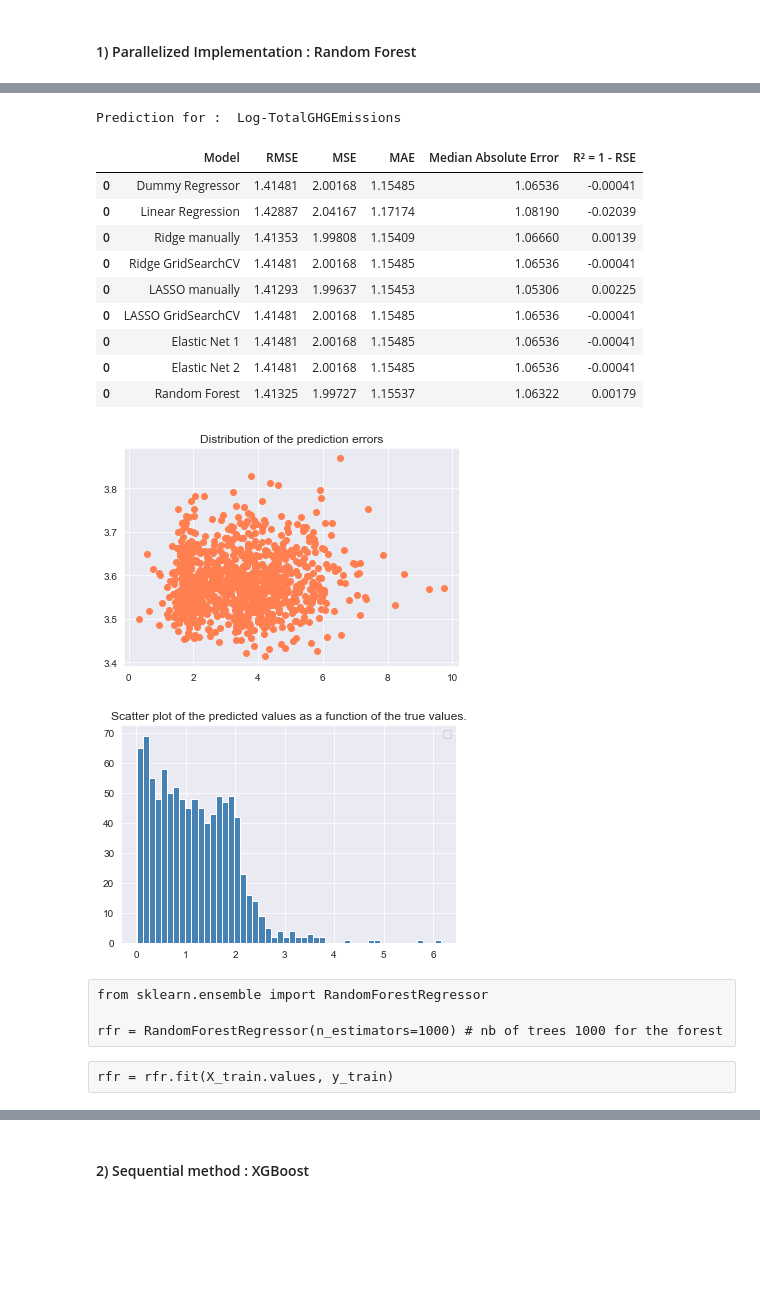
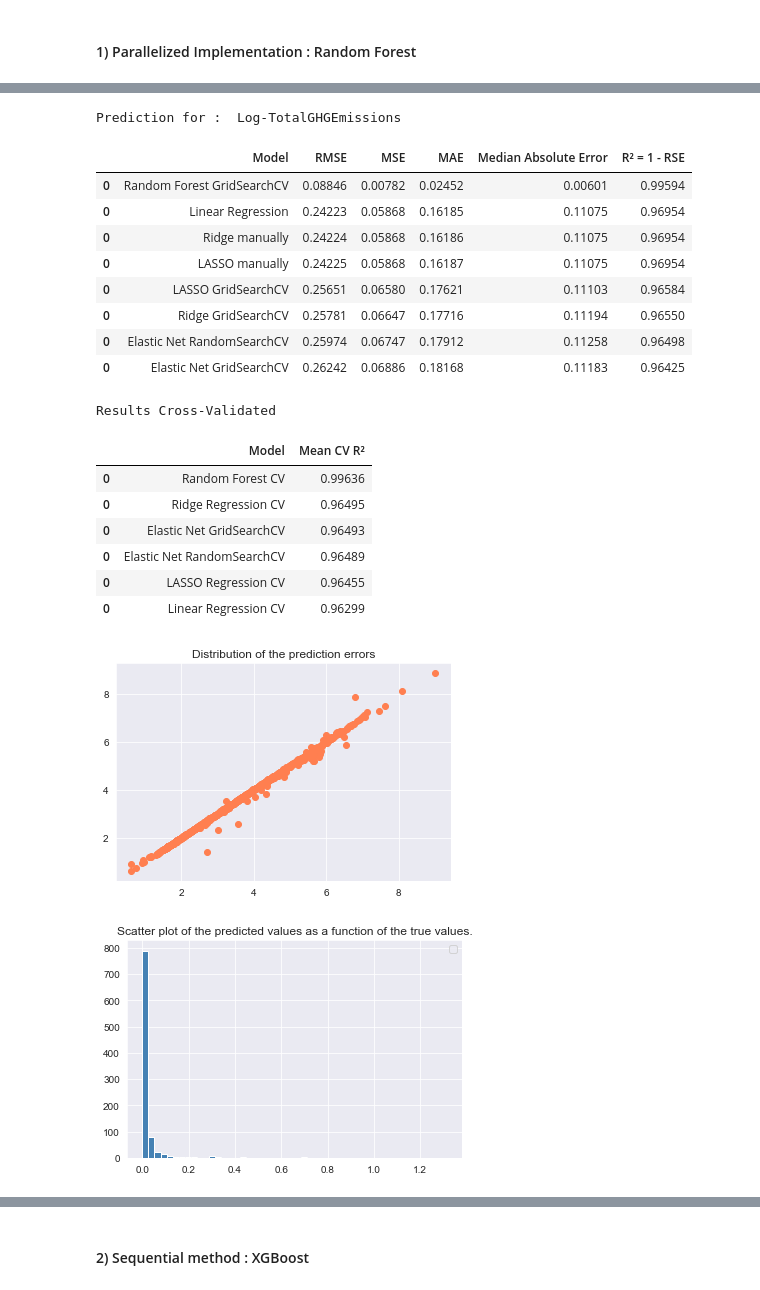
Before and after one commit to oumeima-elgharbi/P4_Data_Science_OpenClassrooms, a Jupyter notebook: P4_05_prediction_CO2.ipynb, the cells around one changed output, grey strips where cells are left out. Saved outputs shown, nothing was run; the diff lists cells and outputs as text; code cells hidden in the pictures; blank space fills up the shorter version.

Commit message:
CO2 prediction ok

```diff
--- a/P4_05_prediction_CO2.ipynb
+++ b/P4_05_prediction_CO2.ipynb
@@ -908,8 +397,8 @@ QUESTION MENTOR : pourquoi optimisation alpha manuelle meilleure ???
 # %% [markdown]
 ##### 1. Searching for the best hyperparameter alpha
 # %%
-n_alphas = 1000  # hyperparametre alpha
-a, b = -5, 5
+n_alphas = 50  # hyperparametre alpha
+a, b = -5, -2
 alphas = np.logspace(a, b, n_alphas)
 
 lasso = linear_model.Lasso()
@@ -1154,22 +597,35 @@ Prediction for :  Log-TotalGHGEmissions
+# %%
+n = 10
+# or : l1_ratio = [i / n for i in range(n)]
+l1_ratio = np.arange(start=0, stop=1, step= 1/n)
+
+a, b , n_alphas = -4, 2, 50
+
+param_grid_elastic = [{
+    "alpha": np.logspace(a, b, n_alphas), # penalty intensity (5 values between 10⁻³ and 10¹)
+    "l1_ratio": l1_ratio # mixing parameter for l1 and l2 penalties
+}]
 # %%
-rs_cv= RandomizedSearchCV(estimator=regressor,
-                          param_distributions=param_grid_elastic,
-                          n_iter = 100,
+Elastic_GridSearch_grid= GridSearchCV(estimator=regressor,
+                          param_grid=param_grid_elastic,
                           scoring=scoring,
-                          cv=5,
+                          cv=folds,
                           verbose=0,
-                          refit=True,
                           n_jobs=-1,
                           return_train_score=True)
-rs_cv.fit(X_train, y_train)
+
+Elastic_GridSearch_grid.fit(X_train, y_train)
 
 # Results
-y_pred_elastic = rs_cv.predict(X_test)
-R2_score = rs_cv.score(X_test, y_test)
-RMSE_score = np.sqrt(mean_squared_error(y_test, y_pred_elastic))
+y_pred_elastic = Elastic_GridSearch_grid.predict(X_test)
+R2_score = Elastic_GridSearch_grid.score(X_test, y_test)
+MSE_score = mean_squared_error(y_test, y_pred_elastic)
 
-print("R2 :", R2_score, "RMSE :", RMSE_score, "Best params :", rs_cv.best_params_)
-#print("Train score :", rs_cv.cv_results_["mean_train_score"])
+print("R2 :", R2_score, "RMSE :", MSE_score)
+print( "Best params :", Elastic_GridSearch_grid.best_params_)
+#print("Train score :", Elastic_GridSearch_grid.cv_results_["mean_train_score"])
 
-results = evaluate_regression("Elastic Net 2", results, y_test, y_pred_elastic)
+results = evaluate_regression("Elastic Net GridSearchCV", results, y_test, y_pred_elastic)
+
+results_cv = summary_results_CV("Elastic Net GridSearchCV", Elastic_GridSearch_grid.best_score_, results_cv)
 # %% [output]
@@ -1231,22 +725,25 @@ R2 : -1.9972729461607683 RMSE : 1.4132490743534092 Best params : {'n_estimators'
 # %%
-results = evaluate_regression("Random Forest", results, y_test, y_pred_rfr)
+results = evaluate_regression("Random Forest GridSearchCV", results, y_test, y_pred_rfr)
+
+results_cv = summary_results_CV("Random Forest CV", RandomForest_grid.best_score_, results_cv)
 # %% [output]
 Prediction for :  Log-TotalGHGEmissions
 |  | Model | RMSE | MSE | MAE | Median Absolute Error | R² = 1 - RSE |
-| 0 | Dummy Regressor | 1.41481 | 2.00168 | 1.15485 | 1.06536 | -0.00041 |
-| 0 | Linear Regression | 1.42887 | 2.04167 | 1.17174 | 1.08190 | -0.02039 |
-| 0 | Ridge manually | 1.41353 | 1.99808 | 1.15409 | 1.06660 | 0.00139 |
-| 0 | Ridge GridSearchCV | 1.41481 | 2.00168 | 1.15485 | 1.06536 | -0.00041 |
-| 0 | LASSO manually | 1.41293 | 1.99637 | 1.15453 | 1.05306 | 0.00225 |
-| 0 | LASSO GridSearchCV | 1.41481 | 2.00168 | 1.15485 | 1.06536 | -0.00041 |
-| 0 | Elastic Net 1 | 1.41481 | 2.00168 | 1.15485 | 1.06536 | -0.00041 |
-| 0 | Elastic Net 2 | 1.41481 | 2.00168 | 1.15485 | 1.06536 | -0.00041 |
-| 0 | Random Forest | 1.41325 | 1.99727 | 1.15537 | 1.06322 | 0.00179 |
+| 0 | Random Forest GridSearchCV | 0.08846 | 0.00782 | 0.02452 | 0.00601 | 0.99594 |
+| 0 | Linear Regression | 0.24223 | 0.05868 | 0.16185 | 0.11075 | 0.96954 |
+| 0 | Ridge manually | 0.24224 | 0.05868 | 0.16186 | 0.11075 | 0.96954 |
+| 0 | LASSO manually | 0.24225 | 0.05868 | 0.16187 | 0.11075 | 0.96954 |
+| 0 | LASSO GridSearchCV | 0.25651 | 0.06580 | 0.17621 | 0.11103 | 0.96584 |
+| 0 | Ridge GridSearchCV | 0.25781 | 0.06647 | 0.17716 | 0.11194 | 0.96550 |
+| 0 | Elastic Net RandomSearchCV | 0.25974 | 0.06747 | 0.17912 | 0.11258 | 0.96498 |
+| 0 | Elastic Net GridSearchCV | 0.26242 | 0.06886 | 0.18168 | 0.11183 | 0.96425 |
+Results Cross-Validated
+|  | Model | Mean CV R² |
+| 0 | Random Forest CV | 0.99636 |
+| 0 | Ridge Regression CV | 0.96495 |
+| 0 | Elastic Net GridSearchCV | 0.96493 |
+| 0 | Elastic Net RandomSearchCV | 0.96489 |
+| 0 | LASSO Regression CV | 0.96455 |
+| 0 | Linear Regression CV | 0.96299 |
-[figure, old version]
+[figure, new version]
-[figure, old version]
+[figure, new version]
-# %% [raw]
-from sklearn.ensemble import RandomForestRegressor
-
-rfr = RandomForestRegressor(n_estimators=1000) # nb of trees 1000 for the forest
-# %% [raw]
-rfr = rfr.fit(X_train.values, y_train)
```
Also changed, not shown: parts of 142 cells of this notebook.
